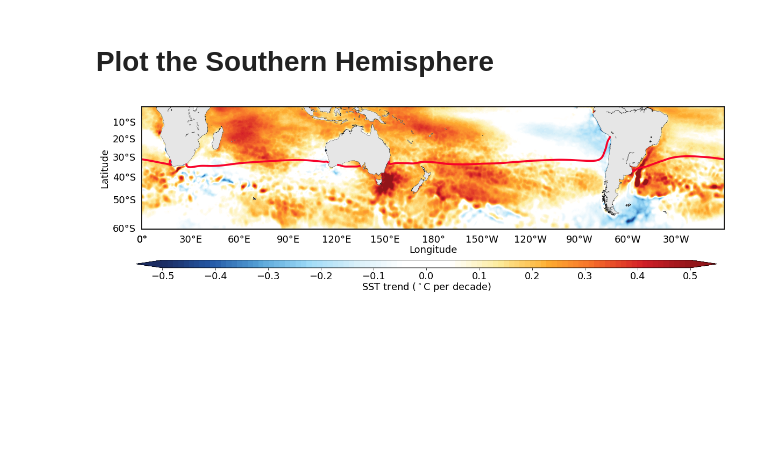
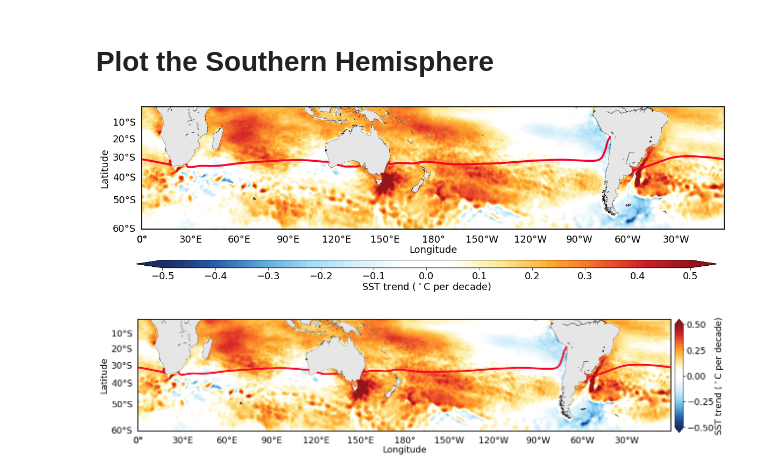
Before and after one commit to lijunde/WBCs_SST_EKE, a Jupyter notebook: NCC_Figure6.ipynb, the cells around one changed output. Cells and saved outputs as stored; diff of their text form; code cells hidden in the pictures; blank space fills up the shorter version.

```diff
--- a/NCC_Figure6.ipynb
+++ b/NCC_Figure6.ipynb
@@ -77,3 +77,43 @@ cb1.ax.tick_params(labelsize=labelfont)
 cb1.set_label(r'SST trend ($^\circ$C per decade)', fontsize=labelfont,labelpad=0,family='sans-serif')
 # %% [output]
 [figure]
+# %%
+fig_ratio=0.9
+fig = plt.figure(figsize=(30, 20))
+gs=gridspec.GridSpec(3,3)
+labelfont=18
+padspacescale=10
+labelpadscale=2
+linefont = 1.2
+scale    = 1.0
+levels1  = np.linspace(-0.5,0.5,100)
+tick_marks1 = np.array([-0.5,-0.25,0,0.25,0.5])#np.linspace(-0.5,0.5,6)
+cmaps1  = cm.BlueWhiteOrangeRed
+##################################################################################
+ax = fig.add_subplot(gs[0:2])
+l, b, w, h = ax.get_position().bounds
+m   = Basemap(projection='merc',llcrnrlat=-60,urcrnrlat= 0,llcrnrlon=0,urcrnrlon=360,resolution='l')
+m.drawmeridians(np.arange(0,360, 30),labels=[0,0,0,1],linewidth=0*linefont,dashes=[2,2],color='.5',fontsize=labelfont,family='sans-serif')
+m.drawparallels(np.arange(-60,-0, 10),labels=[1,0,0,0],linewidth=0*linefont,dashes=[2,2],color='.5',fontsize=labelfont,family='sans-serif')
+m.drawcoastlines(color='0.1',  linewidth=0.3*linefont)
+m.drawmapboundary(color='0.1', linewidth=0.5*linefont)
+m.fillcontinents(color='0.9', lake_color='white')
+x, y = m(lon, lat)
+CB=m.contourf(x, y, sst_trend,cmap=cmaps1,levels=levels1,origin='lower',extend='both')
+CS=m.contour(x, y,u10_mean,np.arange(-0.01,0.01,2),linewidths=3*linefont,linestyles='solid',colors='xkcd:cherry red')
+ax.set_position([l, b, scale*w, scale*h])
+ax.spines['left'].set_linewidth(labelpadscale)
+ax.spines['top'].set_linewidth(labelpadscale)
+ax.spines['right'].set_linewidth(labelpadscale)
+ax.spines['bottom'].set_linewidth(labelpadscale)
+plt.xlabel('Longitude',fontsize=labelfont,labelpad=3*padspacescale,family='sans-serif')
+plt.ylabel('Latitude',fontsize=labelfont,labelpad=6*padspacescale,family='sans-serif')
+ax.axes.xaxis.set_tick_params(pad=0)
+ax.axes.yaxis.set_tick_params(pad=0)
+cbaxes1     = fig.add_axes([0.63, 0.688, 0.008, 0.16])
+cb1 = plt.colorbar(CB,orientation='vertical',cax = cbaxes1)
+cb1.set_ticks(tick_marks1)
+cb1.ax.tick_params(labelsize=labelfont)
+cb1.set_label(r'SST trend ($^\circ$C per decade)', fontsize=labelfont,labelpad=0,family='sans-serif')
+# %% [output]
+[figure, added]
```
Also changed, not shown: 7 other files.
